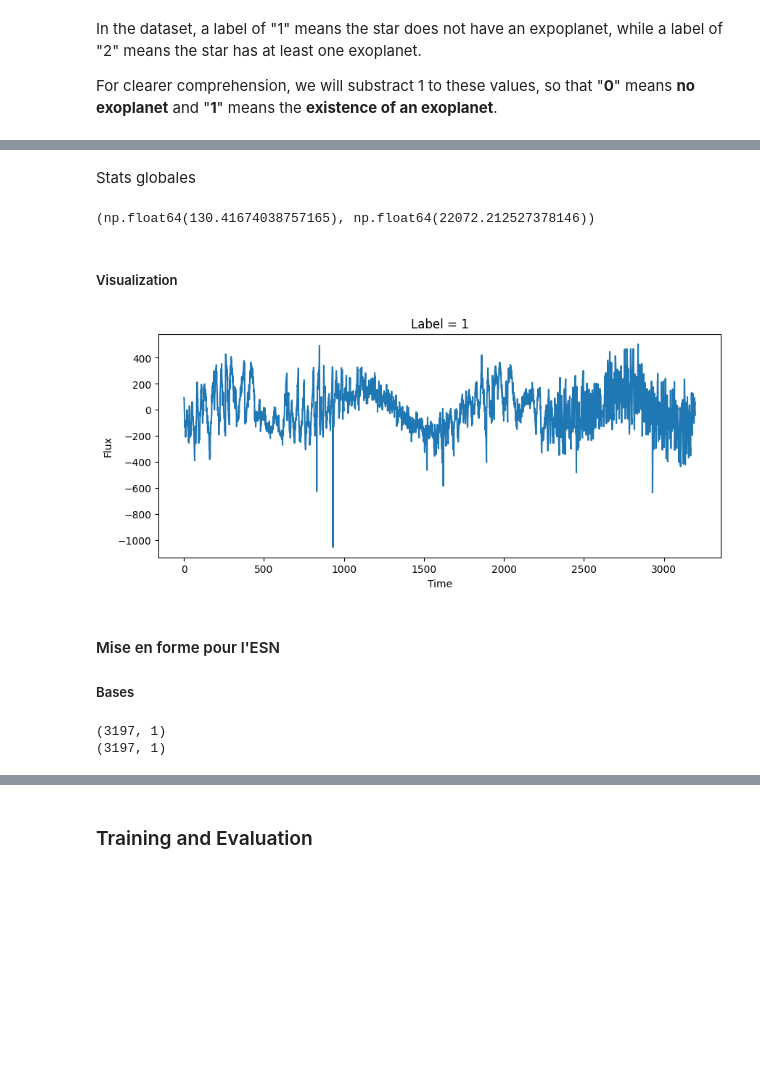
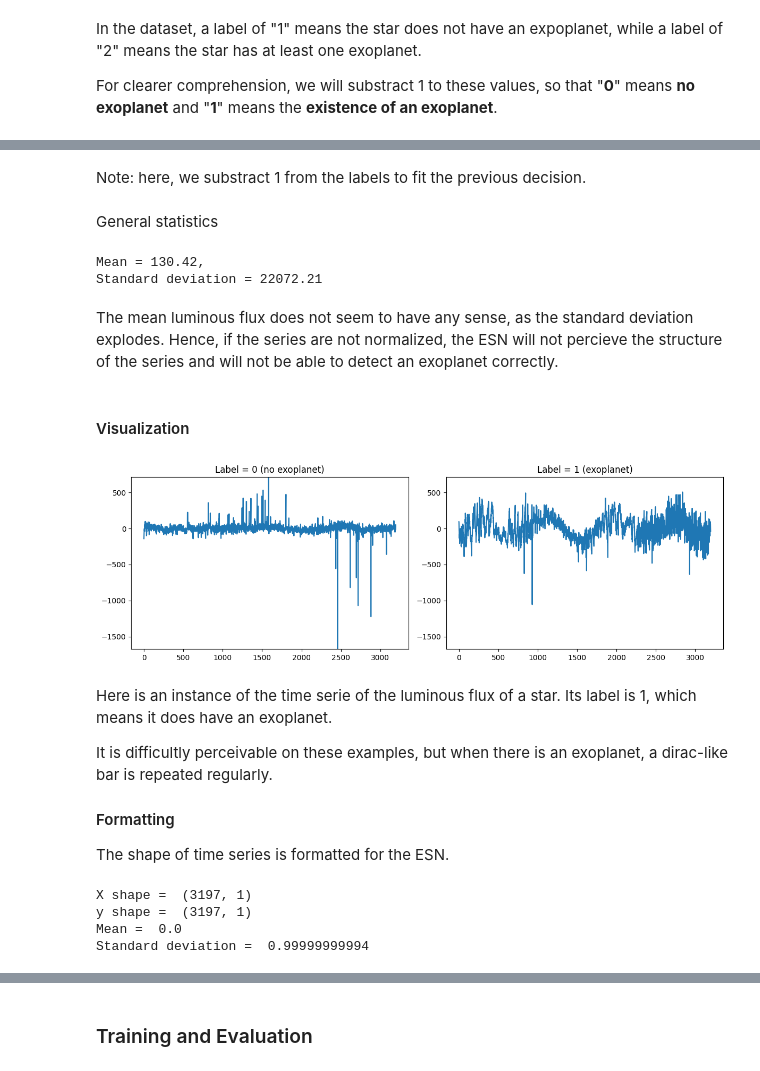
Before and after one commit to AnaelleJaffre/kepler-esn-IA, a Jupyter notebook: notebooks/kepler_esn.ipynb, the cells around one changed output, grey strips where cells are left out. Cells and saved outputs as stored; diff of their text form; code cells hidden in the pictures; blank space fills up the shorter version.

```diff
--- a/notebooks/kepler_esn.ipynb
+++ b/notebooks/kepler_esn.ipynb
@@ -65,30 +80,54 @@ Par convention, en colonne 0 on a les labels, et le reste c'est les séries temp
 # %%
-y_train = train_df.iloc[:, 0].values
 X_train = train_df.iloc[:, 1:].values
+X_test = test_df.iloc[:, 1:].values
 
-y_test = test_df.iloc[:, 0].values
-X_test = test_df.iloc[:, 1:].values
+y_train_np = np.asarray(train_df.iloc[:, 0], dtype=int) - 1
+y_test_np  = np.asarray(test_df.iloc[:, 0], dtype=int) - 1
 # %% [markdown]
-Stats globales
+Note: here, we substract 1 from the labels to fit the previous decision.
+# %% [markdown]
+General statistics
 # %%
-X_train.mean(), X_train.std()
+print(f"Mean = {round(X_train.mean(), 2)}, \nStandard deviation = {round(X_train.std(), 2)}")
 # %% [output]
-(np.float64(130.41674038757165), np.float64(22072.212527378146))
+Mean = 130.42,
+Standard deviation = 22072.21
+# %% [markdown]
+The mean luminous flux does not seem to have any sense, as the standard deviation explodes. Hence, if the series are not normalized, the ESN will not percieve the structure of the series and will not be able to detect an exoplanet correctly.
 # %% [markdown]
-##### Visualization
+#### Visualization
 # %%
-plt.figure(figsize=(10, 4))
-plt.plot(X_train[0])
-plt.title(f"Label = {int(y_train[0]-1)}")
-plt.xlabel("Time")
-plt.ylabel("Flux")
+# indices of the 2 classes
+idx_no  = np.where(y_train_np == 0)[0][0]
+idx_yes = np.where(y_train_np == 1)[0][0]
+
+ymin = min(X_train[idx_no].min(), X_train[idx_yes].min())
+ymax = max(X_train[idx_no].max(), X_train[idx_yes].max())
+
+plt.figure(figsize=(12, 4))
+
+plt.subplot(1, 2, 1)
+plt.plot(X_train[idx_no])
+plt.ylim(ymin, ymax)
+plt.title("Label = 0 (no exoplanet)")
+
+plt.subplot(1, 2, 2)
+plt.plot(X_train[idx_yes])
+plt.ylim(ymin, ymax)
+plt.title("Label = 1 (exoplanet)")
+
+plt.tight_layout()
 plt.show()
 # %% [output]
-[figure, old version]
+[figure, new version]
 # %% [markdown]
-#### Mise en forme pour l'ESN
+Here is an instance of the time serie of the luminous flux of a star. Its label is 1, which means it does have an exoplanet.
 
-##### Bases
+It is difficultly perceivable on these examples, but when there is an exoplanet, a dirac-like bar is repeated regularly.
+
+#### Formatting
+
+The shape of time series is formatted for the ESN.
 # %%
 X_train = X_train[..., np.newaxis]
 X_test  = X_test[..., np.newaxis]
@@ -98,32 +137,34 @@ X_train_seq = [x for x in X_train]
 X_test_seq  = [x for x in X_test]
 
 # Verify the shape of X: must be (n, 1)
-print(X_train_seq[0].shape)
+print("X shape = ", X_train_seq[0].shape)
 
 # Reshape y
 y_train_seq = [
     np.full((x.shape[0], 1), y)
-    for x, y in zip(X_train_seq, y_train)
+    for x, y in zip(X_train_seq, y_train_np)
 ]
 
 y_test_seq = [
     np.full((x.shape[0], 1), y)
-    for x, y in zip(X_test_seq, y_test)
+    for x, y in zip(X_test_seq, y_test_np)
 ]
 
 # Verify the shape of y: must be (n, 1)
-print(y_train_seq[0].shape)
-
-# Float labels
-y_train = y_train.astype(float)
-y_test = y_test.astype(float)
+print("y shape = ", y_train_seq[0].shape)
 
 # Normalisation
 mean = np.mean(X_train)
 std  = np.std(X_train)
 
-X_train_seq = [(x - mean) / std for x in X_train_seq]
-X_test_seq  = [(x - mean) / std for x in X_test_seq]
+X_train_seq = [(x - x.mean()) / (x.std() + 1e-8) for x in X_train_seq]
+X_test_seq  = [(x - x.mean()) / (x.std() + 1e-8) for x in X_test_seq]
+
+# Verifications
+print("Mean = ", round(X_train_seq[0].mean(), 11))  # Must be close to 0
+print("Standard deviation = ", round(X_train_seq[0].std(), 11))   # Must be close to 1
 # %% [output]
-(3197, 1)
-(3197, 1)
+X shape =  (3197, 1)
+y shape =  (3197, 1)
+Mean =  0.0
+Standard deviation =  0.99999999994
```
Also changed, not shown: parts of 19 cells of this notebook.
